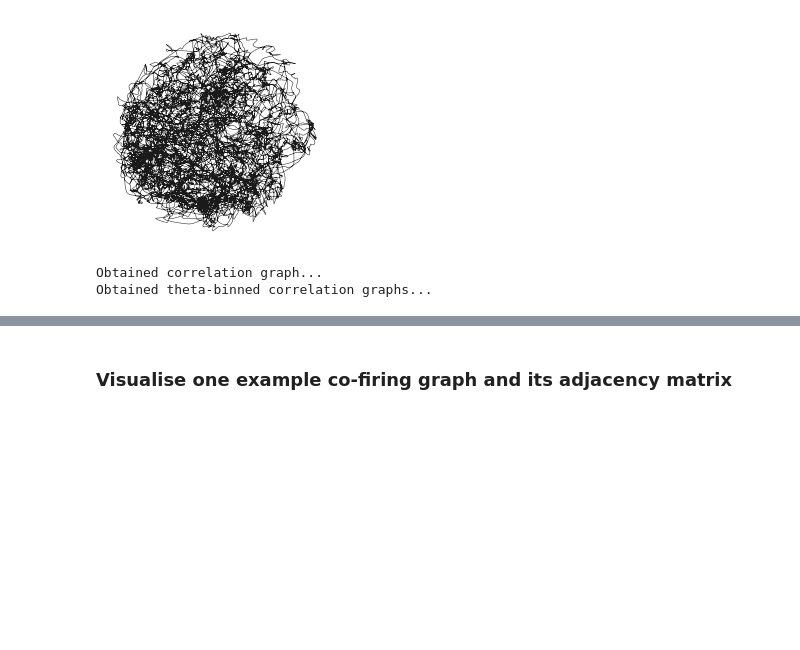
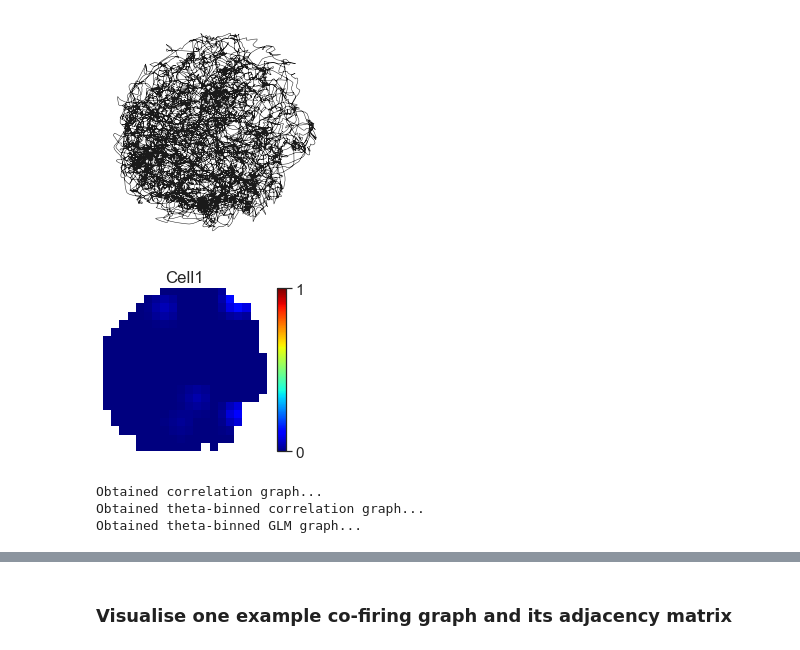
Before and after one commit to drsax93/cofiringTopology, a Jupyter notebook: cofiringTopology.ipynb, the cells around one changed output, grey strips where cells are left out. Saved outputs shown, nothing was run; the diff lists cells and outputs as text; code cells hidden in the pictures; blank space fills up the shorter version.

```diff
--- a/cofiringTopology.ipynb
+++ b/cofiringTopology.ipynb
@@ -120,6 +123,24 @@ plt.plot(track['x'][active], track['y'][active], color='k', alpha=1, linewidth=0
 plt.axis('off');
 # %% [output]
 [figure]
+# %%
+# show example place cell?
+cid = 1
+occmap, placemap, placemapS, spatialInfo, spatialCoh = uf.getPlaceMap(track, spiketrains[cid], active)
+placemapS[occmap==0] = np.nan
+# plot
+plt.figure(figsize=(4,3))
+plt.imshow(placemapS.T,cmap='jet',vmin=-0.001,origin='lower')
+plt.axis('off')
+plt.title(f'Cell{cid}')
+# draw the colorbar
+cbar = plt.colorbar()
+_,vMax = plt.gci().get_clim()
+if vMax<1: vMax = 1
+plt.clim(vmin=-0.001,vmax=vMax)
+cbar.set_ticks([0,vMax])
+# %% [output]
+[figure, added]
 # %%
 # extraction of theta cycles timestamps
 thetafile = sesfile + '.theta.cycles'
@@ -133,14 +158,16 @@ for t in thetacycles: theta[t[0]:t[-1]] = True
 # theta-binned actmat
 actmat_the = uf.get_actmat_the(actmat, thetacycles)
 # %%
-# Gcorr = uf.corrGraph(actmat_a) # active
+# binless smoothed correlation graph @1250Hz
+Gcorr = uf.corrGraph(actmat_a) # active
 print('Obtained correlation graph...')
-#
+# theta-binned correlation graph
 Gtheta = uf.corrGraph(actmat_the) # theta binned actmat
 print('Obtained theta-binned correlation graph...')
-#sss
-Gglm,Gpop = uf.GLMgraph_lin(actmat_the, symm=0)
+# GLM graph -- allows us to separate the effect of individual cells from the population drive
+Gglm,Gpop = uf.GLMgraph_lin(actmat_the, symm=0) # Gglm=individual cell coupling -- Gpop=population drive effects
 print('Obtained theta-binned GLM graph...')
 # %% [output]
 Obtained correlation graph...
-Obtained theta-binned correlation graphs...
+Obtained theta-binned correlation graph...
+Obtained theta-binned GLM graph...
```
Also changed, not shown: parts of 14 cells of this notebook, 14 other files.
